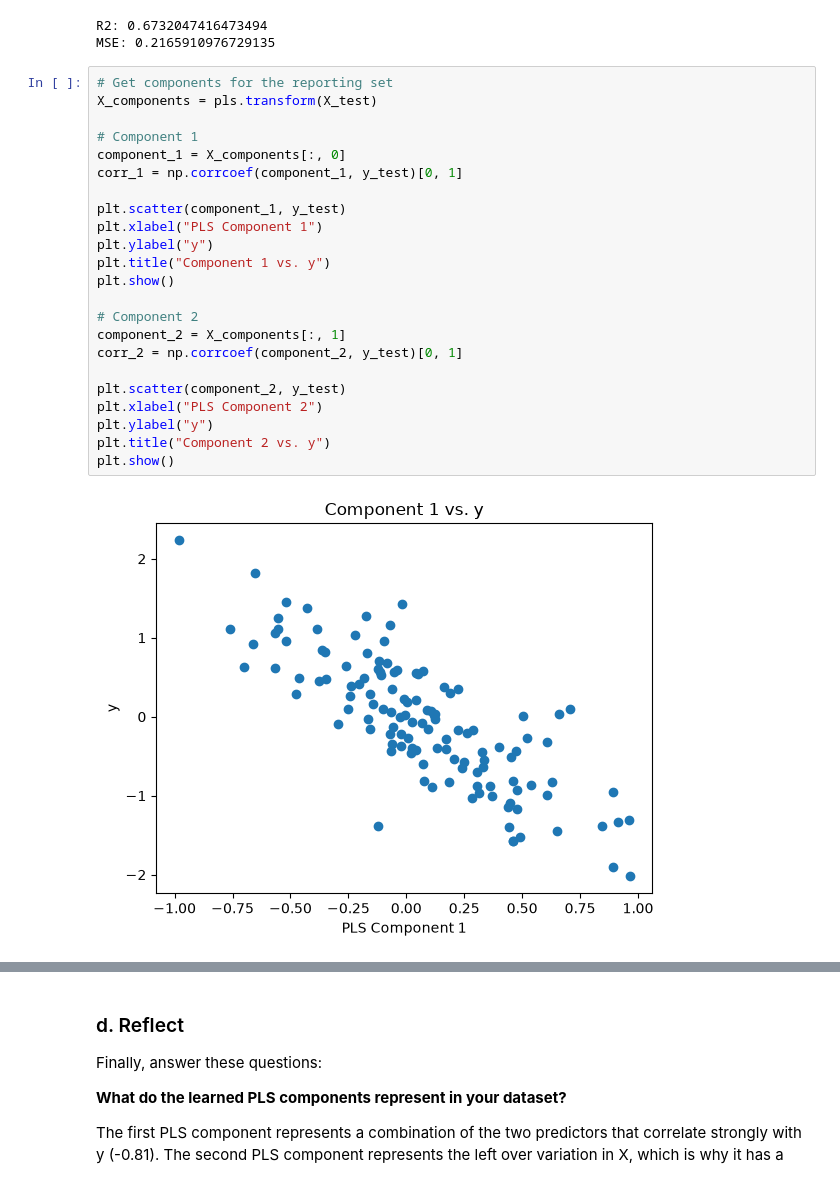
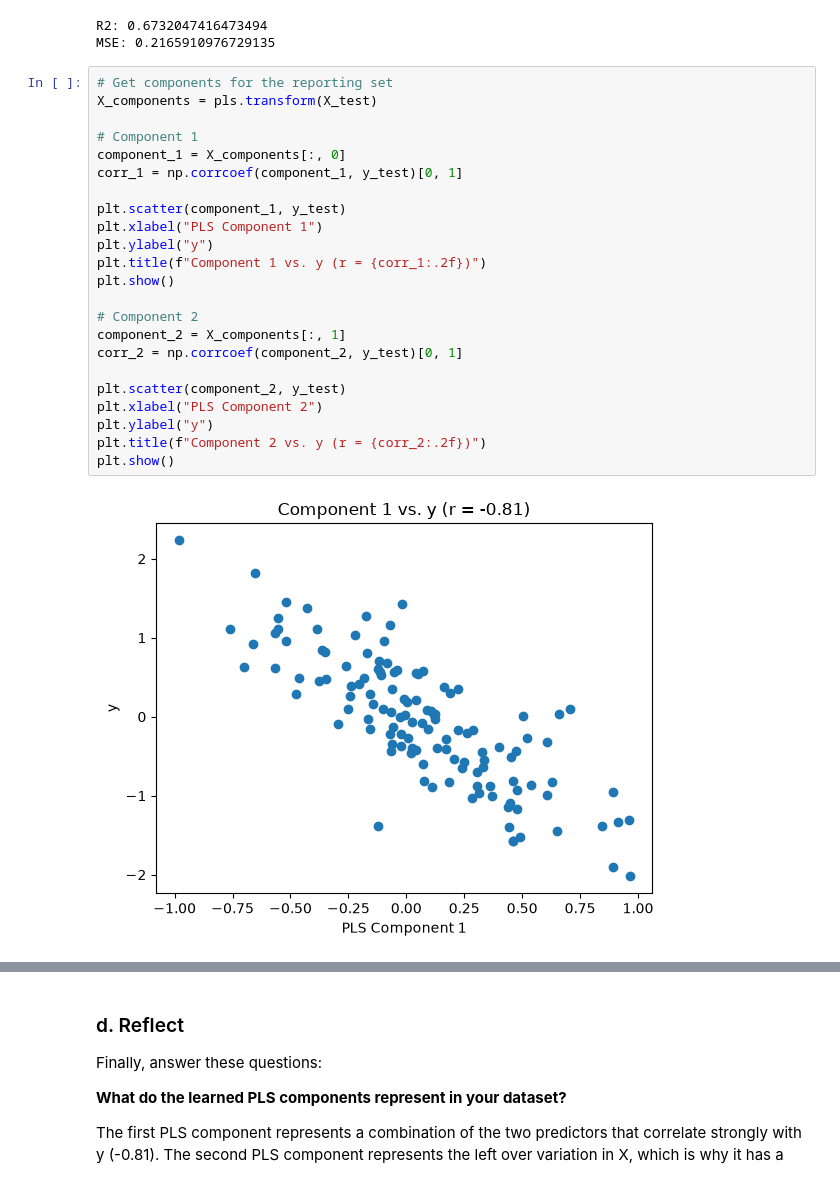
Before and after one commit to james-torgerson/ds4021_lab01, a Jupyter notebook: 01-partial-least-squares.ipynb, the cells around one changed output, grey strips where cells are left out. Cells and saved outputs as stored; diff of their text form.

```diff
--- a/01-partial-least-squares.ipynb
+++ b/01-partial-least-squares.ipynb
@@ -226,25 +226,25 @@ MSE: 0.2165910976729135
 # %%
 # Get components for the reporting set
 X_components = pls.transform(X_test)
 
 # Component 1
 component_1 = X_components[:, 0]
 corr_1 = np.corrcoef(component_1, y_test)[0, 1]
 
 plt.scatter(component_1, y_test)
 plt.xlabel("PLS Component 1")
 plt.ylabel("y")
-plt.title("Component 1 vs. y")
+plt.title(f"Component 1 vs. y (r = {corr_1:.2f})")
 plt.show()
 
 # Component 2
 component_2 = X_components[:, 1]
 corr_2 = np.corrcoef(component_2, y_test)[0, 1]
 
 plt.scatter(component_2, y_test)
 plt.xlabel("PLS Component 2")
 plt.ylabel("y")
-plt.title("Component 2 vs. y")
+plt.title(f"Component 2 vs. y (r = {corr_2:.2f})")
 plt.show()
 # %% [output]
-[figure, old version]
+[figure, new version]
```
Also changed, not shown: parts of 2 cells of this notebook.
